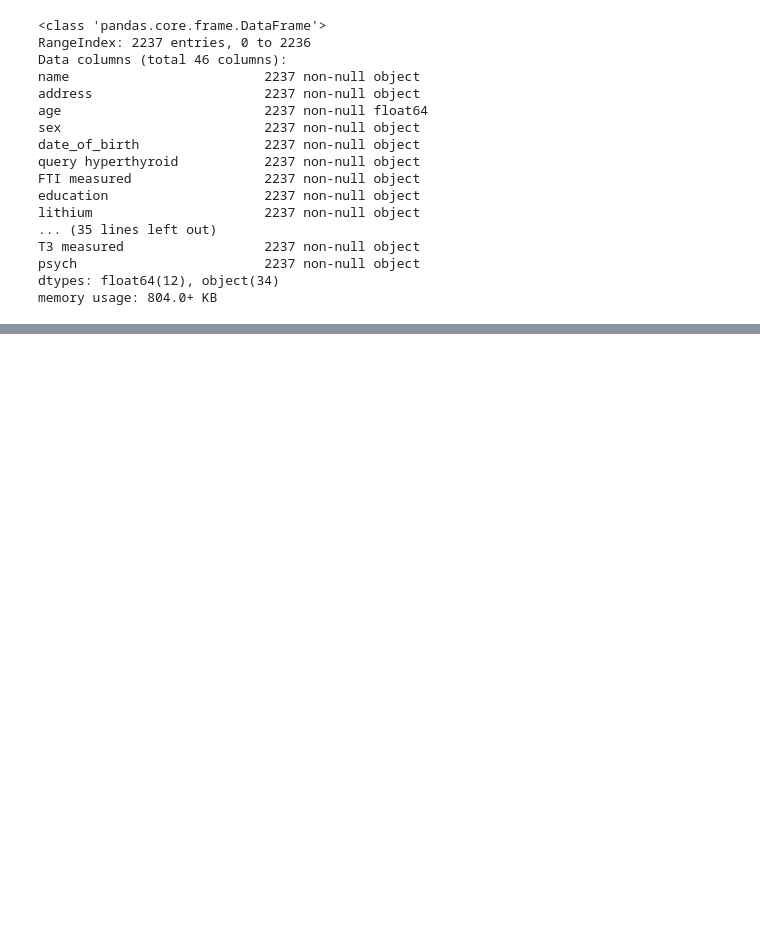
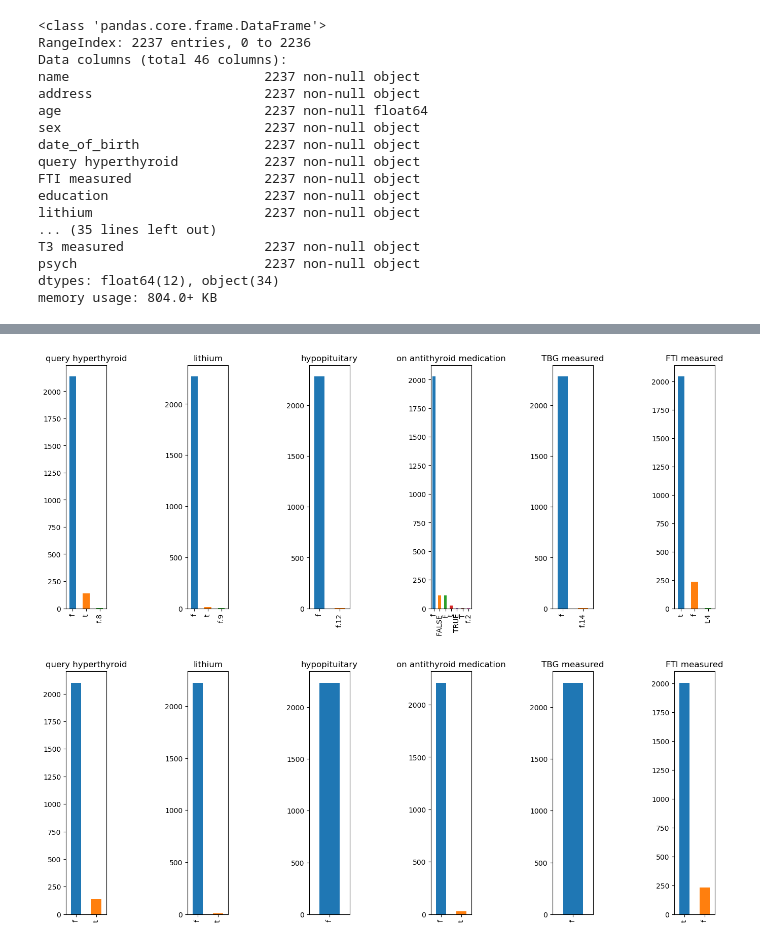
Before and after one commit to zuhi6/IAU-Projekt, a Jupyter notebook: Projekt_2_faza.ipynb, the cells around one changed output, grey strips where cells are left out. Drawn from its saved outputs; the diff is of its cells as text; code cells hidden in the pictures; blank space fills up the shorter version.

```diff
--- a/Projekt_2_faza.ipynb
+++ b/Projekt_2_faza.ipynb
@@ -409,0 +493,21 @@ memory usage: 804.0+ KB
+# %%
+def TrueFalseGraph(data,index, description):
+    data.value_counts().plot(ax=axs[index], kind='bar',title = description)
+# %%
+x =  [other_data, merged]
+
+for ds in x:
+
+    fig, axs = plt.subplots(1,6)
+    arr = [ds['query hyperthyroid'],ds['lithium'], ds['hypopituitary'],ds['on antithyroid medication'],ds['TBG measured'],ds['FTI measured'] ]
+
+    i = 0
+    for col in arr:
+        TrueFalseGraph(col,i,col.name)
+        i = i + 1
+
+    plt.subplots_adjust(left=4, bottom=3, right=6, top=4, wspace=2, hspace=1)
+    plt.show()
+# %% [output]
+[figure, added]
+[figure, added]
```
Also changed, not shown: parts of 10 cells of this notebook.
